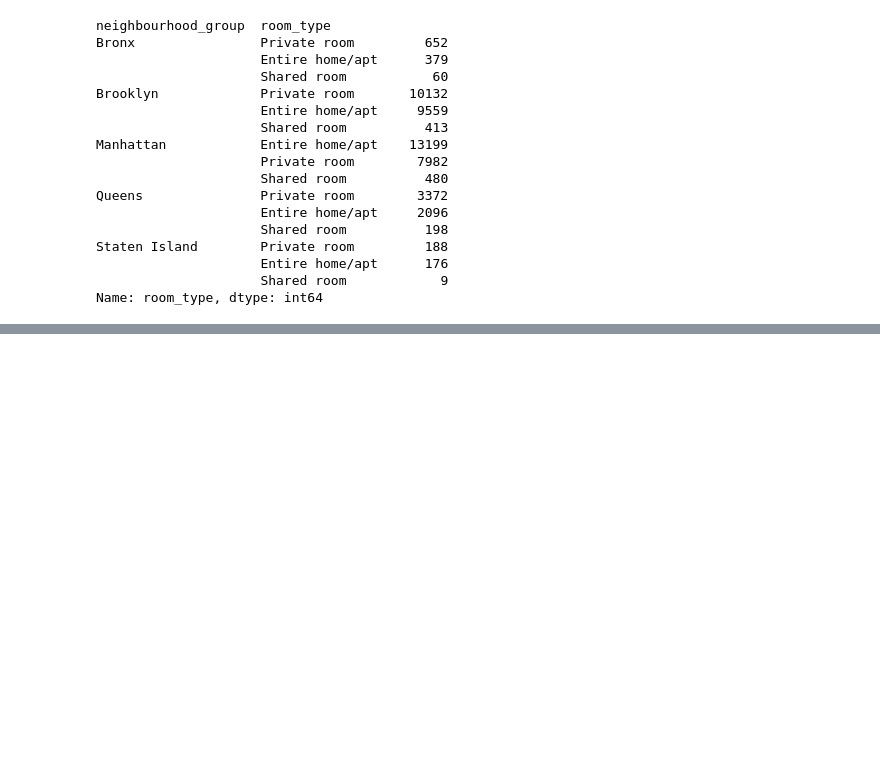
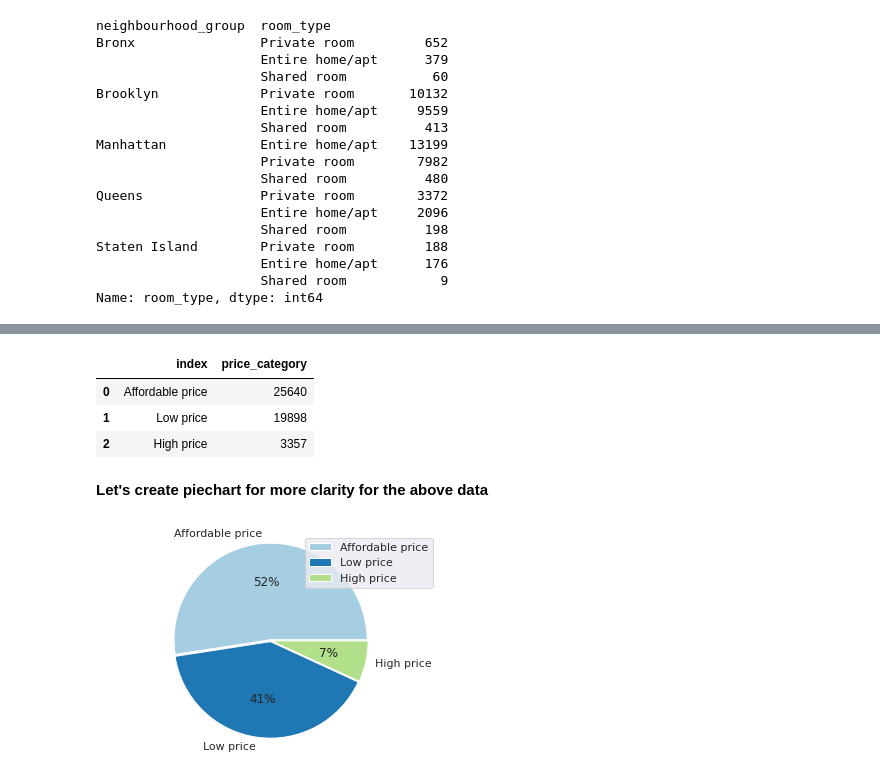
Before and after one commit to Srinadh9121/airbnb_booking_ED_Analysis, a Jupyter notebook: Airbnb_Bookings_Analysis_Capstone_Project.ipynb, the cells around one changed output, grey strips where cells are left out. Cells and saved outputs as stored; diff of their text form; code cells hidden in the pictures; blank space fills up the shorter version.

```diff
--- a/Airbnb_Bookings_Analysis_Capstone_Project.ipynb
+++ b/Airbnb_Bookings_Analysis_Capstone_Project.ipynb
@@ -293,0 +313,3 @@ The countplot shows that most of the customers are intrested in booking Entire h
+# %%
+airbnb_data['price_category'] = airbnb_data.apply((lambda x: 'Low price' if x['price']<=90 else 'Affordable price' if x['price']>90 and x['price']<=300 else 'High price' ),axis=1)
+airbnb_data.head()
@@ -293,0 +323,28 @@ The countplot shows that most of the customers are intrested in booking Entire h
+# %%
+# Lets check unique price category counts
+Price_category_counts = airbnb_data.price_category.value_counts().reset_index()
+Price_category_counts
+# %% [output]
+|  | index | price_category |
+| 0 | Affordable price | 25640 |
+| 1 | Low price | 19898 |
+| 2 | High price | 3357 |
+# %% [markdown]
+**Let's create piechart for more clarity for the above data**
+# %%
+# declaring exploding pie
+explode = [0.01, 0.01, 0.01]
+
+# labels of the data
+label=Price_category_counts['index']
+
+# defining seaborn color palette to use
+palette_color = sns.color_palette('Paired')
+
+# plotting data on chart
+plt.pie(Price_category_counts['price_category'], labels=label, colors=palette_color, explode=explode, autopct='%.0f%%')
+plt.legend(label, loc='best')
+plt.axis('equal')
+plt.show()
+# %% [output]
+[figure, added]
```
Also changed, not shown: parts of 16 cells of this notebook.
